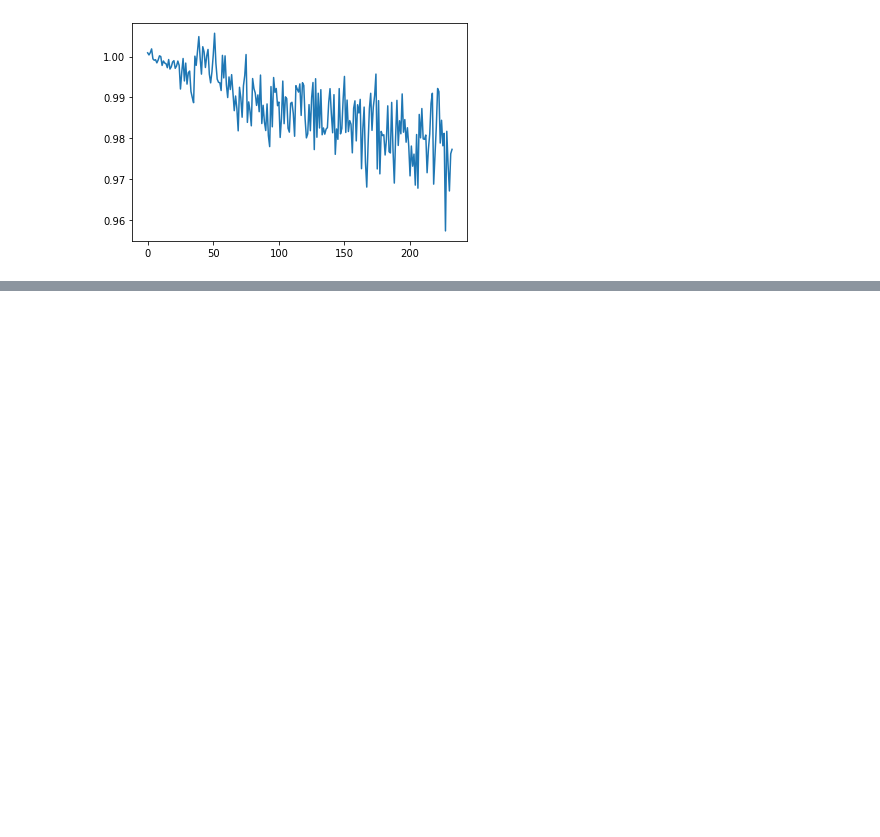
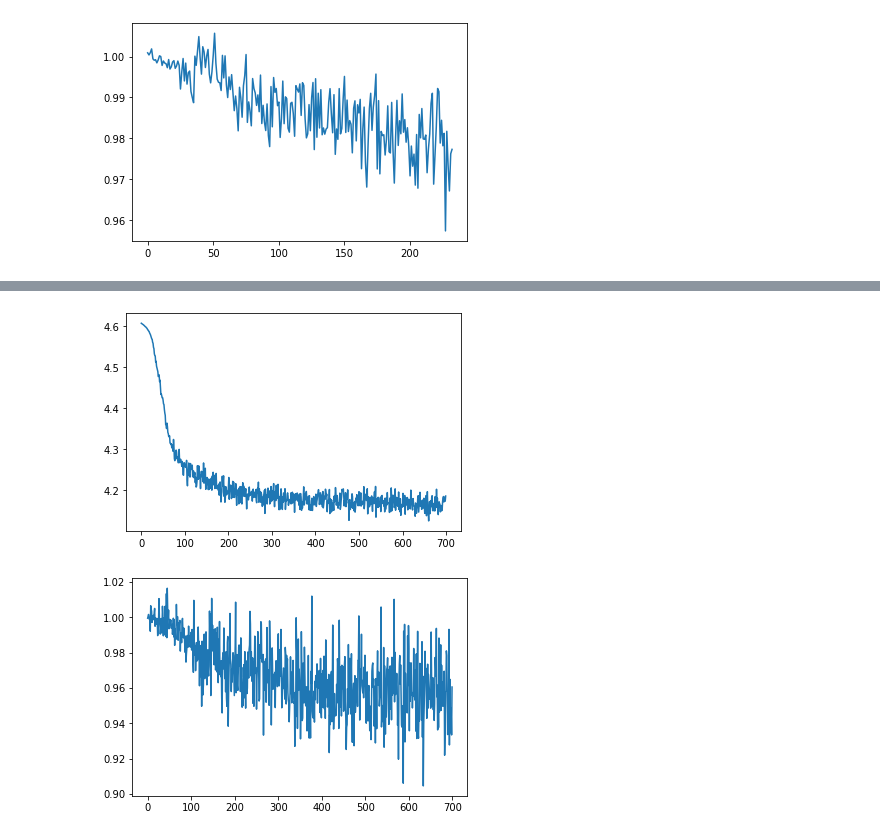
Before and after one commit to iejMac/TTTArena, a Jupyter notebook: mcts/supervised_train.ipynb, the cells around one changed output, grey strips where cells are left out. Cells and saved outputs as stored; diff of their text form; code cells hidden in the pictures; blank space fills up the shorter version.

```diff
--- a/mcts/supervised_train.ipynb
+++ b/mcts/supervised_train.ipynb
@@ -92,0 +100,3 @@ Saving brain...
+# %%
+train_model(None, None, 3e-4, 1e-4, 1, 500, 0, 35, 0, 2)
+# %% [output]
@@ -92,0 +105,2 @@ Saving brain...
+[figure, added]
+[figure, added]
```
Also changed, not shown: parts of 2 cells of this notebook, 5 other files.
